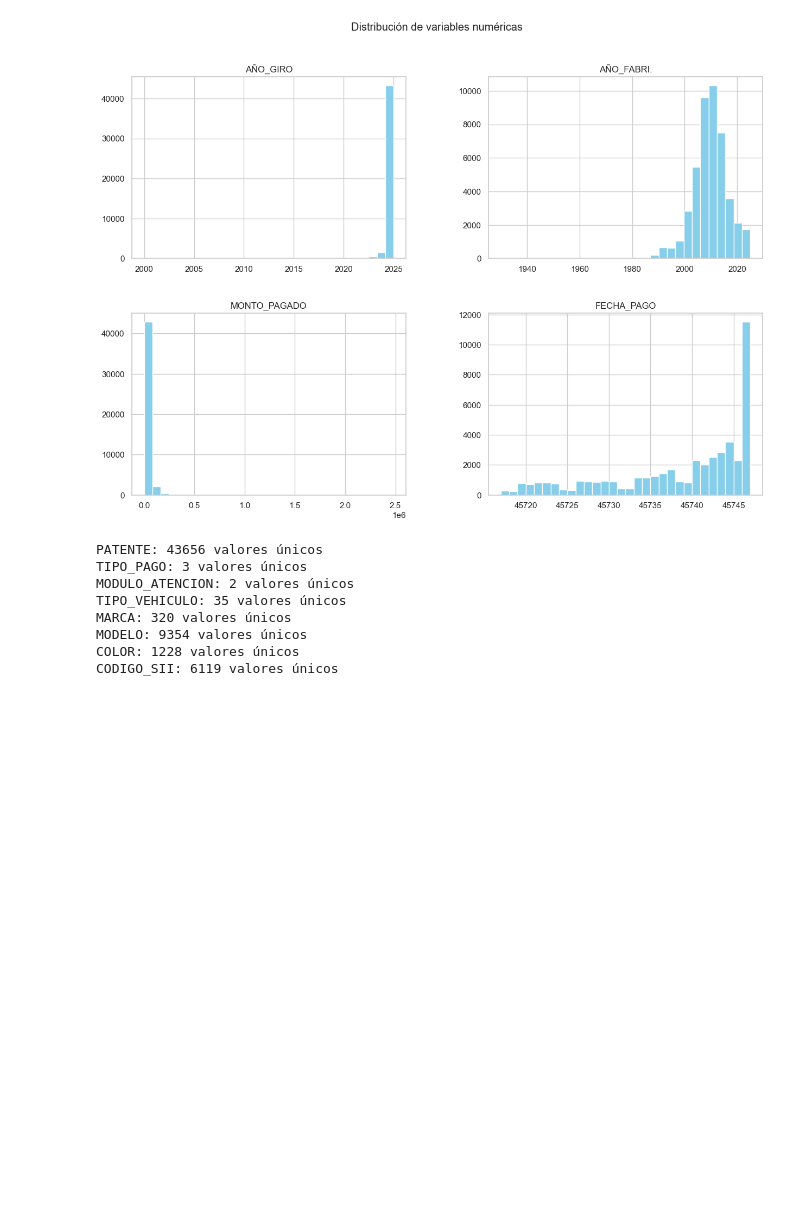
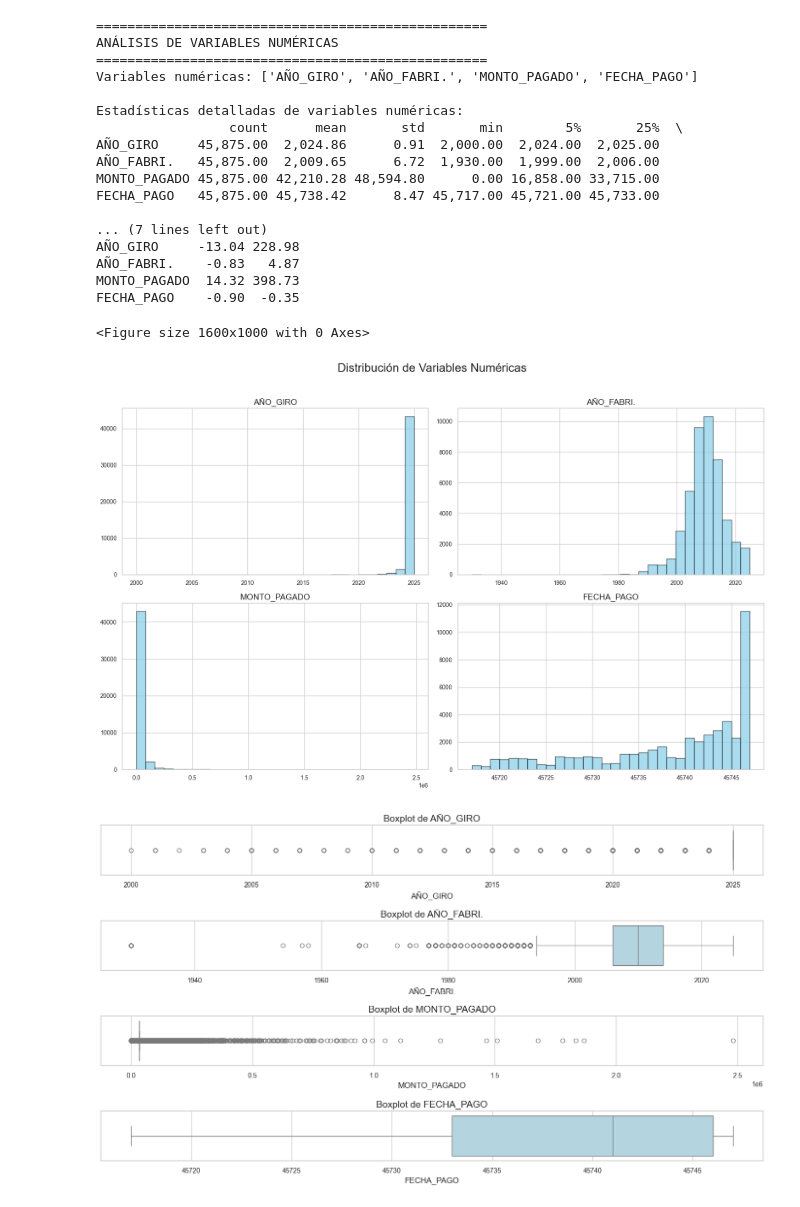
Before and after one commit to jorgeguerrerohidalgo/repositorio_permisos_circulacion_arica, a Jupyter notebook: estudio_permisos_circulacion_arica_2025.ipynb, the cells around one changed output. Cells and saved outputs as stored; diff of their text form; code cells hidden in the pictures; blank space fills up the shorter version.

```diff
--- a/estudio_permisos_circulacion_arica_2025.ipynb
+++ b/estudio_permisos_circulacion_arica_2025.ipynb
@@ -32,3 +108,17 @@ df.head()
 # %%
-# Reemplazar espacios en nombres de columnas
+# Limpieza y preparación de los nombres de columnas
+print("Nombres de columnas originales:")
+print(df.columns.tolist())
+
+# Reemplazar espacios en nombres de columnas por guiones bajos
 df.columns = df.columns.str.replace(' ', '_')
+
+# Convertir todos los nombres de columnas a mayúsculas para mantener consistencia
+df.columns = df.columns.str.upper()
+
+print("\nNombres de columnas después de la limpieza:")
+print(df.columns.tolist())
+
+# Verificar posibles duplicados en el dataset
+duplicados = df.duplicated().sum()
+print(f"\nNúmero de filas duplicadas: {duplicados}")
@@ -84,19 +336,59 @@ plt.show()
 # %%
-# Histograma de variables numéricas
-df.hist(bins=30, figsize=(15,10), color="skyblue")
-plt.suptitle("Distribución de variables numéricas")
+# Análisis de variables numéricas
+print("="*50)
+print("ANÁLISIS DE VARIABLES NUMÉRICAS")
+print("="*50)
+
+# Identificar variables numéricas
+numericas = df.select_dtypes(include=['number']).columns.tolist()
+print(f"Variables numéricas: {numericas}")
+
+# Estadísticas detalladas
+print("\nEstadísticas detalladas de variables numéricas:")
+stats_numericas = df[numericas].describe(percentiles=[0.05, 0.25, 0.5, 0.75, 0.95]).T
+stats_numericas['rango'] = stats_numericas['max'] - stats_numericas['min']
+stats_numericas['IQR'] = stats_numericas['75%'] - stats_numericas['25%']
+stats_numericas['skew'] = df[numericas].skew()
+stats_numericas['kurt'] = df[numericas].kurtosis()
+print(stats_numericas)
+
+# Crear histogramas para cada variable numérica
+plt.figure(figsize=(16, 10))
+df[numericas].hist(bins=30, figsize=(16, 10), color="skyblue", edgecolor='black', alpha=0.7, layout=(len(numericas)//2 + len(numericas)%2, 2))
+plt.suptitle("Distribución de Variables Numéricas", fontsize=20, y=1.02)
+plt.tight_layout()
+plt.show()
+
+# Crear boxplots para identificar outliers
+plt.figure(figsize=(14, 8))
+for i, col in enumerate(numericas):
+    plt.subplot(len(numericas), 1, i+1)
+    sns.boxplot(x=df[col], color='lightblue', orient='h')
+    plt.title(f'Boxplot de {col}')
+    plt.tight_layout()
 plt.show()
 
 # Valores únicos por columna
 for col in df.select_dtypes(include='object'):
     print(f"{col}: {df[col].nunique()} valores únicos")
 # %% [output]
+==================================================
+ANÁLISIS DE VARIABLES NUMÉRICAS
+==================================================
+Variables numéricas: ['AÑO_GIRO', 'AÑO_FABRI.', 'MONTO_PAGADO', 'FECHA_PAGO']
+
+Estadísticas detalladas de variables numéricas:
+                 count      mean       std       min        5%       25%  \
+AÑO_GIRO     45,875.00  2,024.86      0.91  2,000.00  2,024.00  2,025.00
+AÑO_FABRI.   45,875.00  2,009.65      6.72  1,930.00  1,999.00  2,006.00
+MONTO_PAGADO 45,875.00 42,210.28 48,594.80      0.00 16,858.00 33,715.00
+FECHA_PAGO   45,875.00 45,738.42      8.47 45,717.00 45,721.00 45,733.00
+
+... (7 lines left out)
+AÑO_GIRO     -13.04 228.98
+AÑO_FABRI.    -0.83   4.87
+MONTO_PAGADO  14.32 398.73
+FECHA_PAGO    -0.90  -0.35
+<Figure size 1600x1000 with 0 Axes>
-[figure, old version]
+[figure, new version]
-PATENTE: 43656 valores únicos
-TIPO_PAGO: 3 valores únicos
-MODULO_ATENCION: 2 valores únicos
-TIPO_VEHICULO: 35 valores únicos
-MARCA: 320 valores únicos
-MODELO: 9354 valores únicos
-COLOR: 1228 valores únicos
-CODIGO_SII: 6119 valores únicos
+[figure, added]
```
Also changed, not shown: parts of 31 cells of this notebook.
